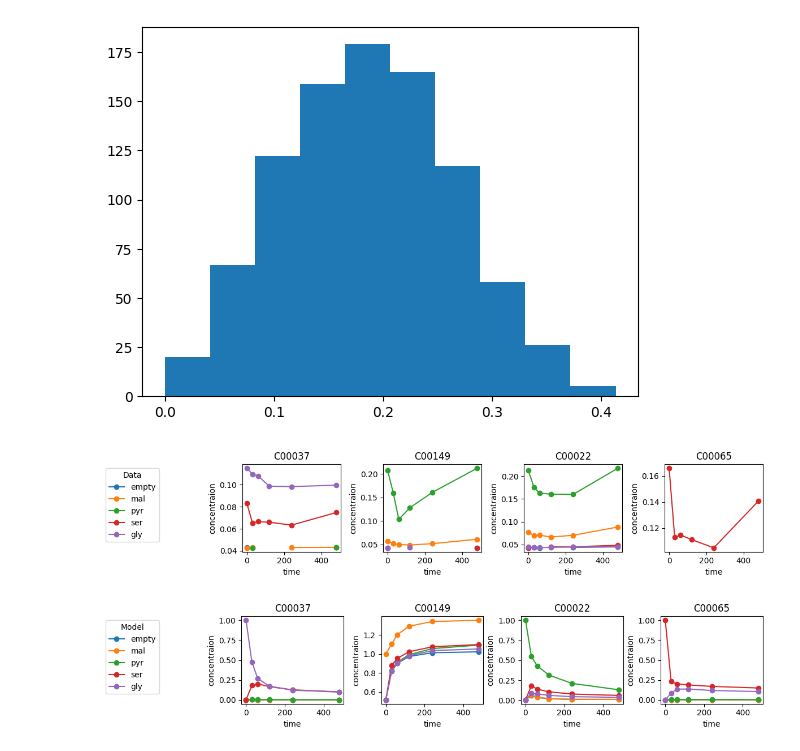
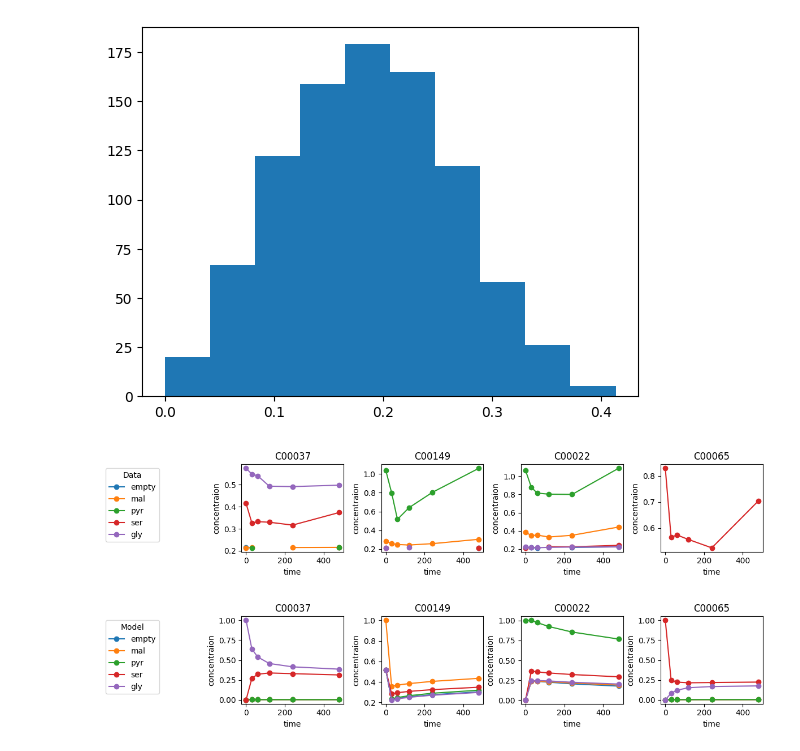
Before and after one commit to carothersresearch/ECFERS, a Jupyter notebook: run_fit_data.ipynb, the cells around one changed output. Drawn from its saved outputs; the diff is of its cells as text; code cells hidden in the pictures.

Commit message:
workaround initial assignments

```diff
--- a/run_fit_data.ipynb
+++ b/run_fit_data.ipynb
@@ -33,9 +33,0 @@ plt.legend(metadata['sample_labels'],bbox_to_anchor=(-4.65, 1), loc='upper left'
-# %%
-# make sure we can set the initial concentrations
-for i in init_concentrations.keys():
-    for j in init_concentrations[i].index:
-        try:
-            r.removeInitialAssignment(i)
-        except:
-            pass
-r.exportToSBML(os.getcwd()+'/models/240226MC_FULL.sbml')
@@ -54,14 +50,14 @@ parameter_labels = kinetics_labels + Gi_labels + metabolites_labels # + list(met
 parameter_labels.append('rel0') # what are good bounds for this?
 
 # make upper and lower bounds
-upper = np.array([r[i]*10 for i in kinetics_labels] + [1 for _ in Gi_labels] + [r[v_to_c_map[i]]*10 for i in metabolites_labels] + [1000])
-lower = np.array([r[i]/10 for i in kinetics_labels] + [0 for _ in Gi_labels] + [r[v_to_c_map[i]]/10 for i in metabolites_labels] + [10])
+upper = np.array([r[i]*10 for i in kinetics_labels] + [1 for _ in Gi_labels] + [10 for i in metabolites_labels] + [1])
+lower = np.array([r[i]/10 for i in kinetics_labels] + [0 for _ in Gi_labels] + [1/10 for i in metabolites_labels] + [1/1000])
 
 # define variables that don't change during fitting, but could be different across samples
 # (dilution factor, biosynthesis metabolites, which enzymes are present)
 variables = init_concentrations.copy()
 for s in metadata['sample_labels']:
-    # variables[s] = {**variables[s] , **{'dilution_factor':metadata['dilution_factor'][s]}}
+    variables[s] = {**variables[s] , **{'dilution_factor':1/metadata['dilution_factor'][s]}}
     variables[s] = {**variables[s] , **{p:1 for p in r.getGlobalParameterIds() if 'p_EC' in p}}
 # %%
 from src.fitting.pygmo_problems import SBMLGlobalFit_Multi
@@ -185,36 +181,36 @@ plt.figure(figsize=(12,2.5))
 for s in metadata['sample_labels']:
     for i,m in enumerate(metadata['measurement_labels']):
         plt.subplot(1,5,i+2)
         plt.plot(metadata['timepoints'][s]/60, measurements[s][:,i],'-o')
         plt.title(m)
         plt.xlabel('time')
         plt.ylabel('concentraion')
 
 plt.subplot(1,5,1)
 [plt.plot(metadata['timepoints'][s], measurements[s][:,i]/np.nan,'-o') for s in metadata['sample_labels']]
 plt.legend(metadata['sample_labels'], loc='upper left', title='Data')
 plt.gca().axis('off')
 plt.tight_layout()
 
-# all_results = {s:np.zeros(measurements[s].shape) for s in metadata['sample_labels']}
-# for k,c in enumerate([p.champion_x for p in pops]):
-#     res_dict = myprob._simulate(myprob._unscale(xs[0,:]))
-#     all_results = {s:all_results[s] + res_dict[s][:,myprob.cols[s]][myprob.rows[s],:]/len(pops) for s in metadata['sample_labels']}
+all_results = {s:np.zeros(measurements[s].shape) for s in metadata['sample_labels']}
+for k,c in enumerate([p.champion_x for p in pops]):
+    res_dict = myprob._simulate(myprob._unscale(c))
+    all_results = {s:all_results[s] + res_dict[s][:,myprob.cols[s]][myprob.rows[s],:]/len(pops) for s in metadata['sample_labels']}
 
 plt.figure(figsize=(12,2.5))
 for s in metadata['sample_labels']:
     for i,m in enumerate(metadata['measurement_labels']):
         plt.subplot(1,5,i+2)
         plt.plot(metadata['timepoints'][s]/60, all_results[s][:,i],'-o')
         plt.title(m)
         plt.xlabel('time')
         plt.ylabel('concentraion')
 
 plt.subplot(1,5,1)
 [plt.plot(metadata['timepoints'][s], measurements[s][:,i]/np.nan,'-o') for s in metadata['sample_labels']]
 plt.legend(metadata['sample_labels'], loc='upper left', title='Model')
 plt.gca().axis('off')
 plt.tight_layout()
 # %% [output]
-[figure, old version]
+[figure, new version]
-[figure, old version]
+[figure, new version]
```
Also changed, not shown: parts of 5 cells of this notebook, 5 other files.
